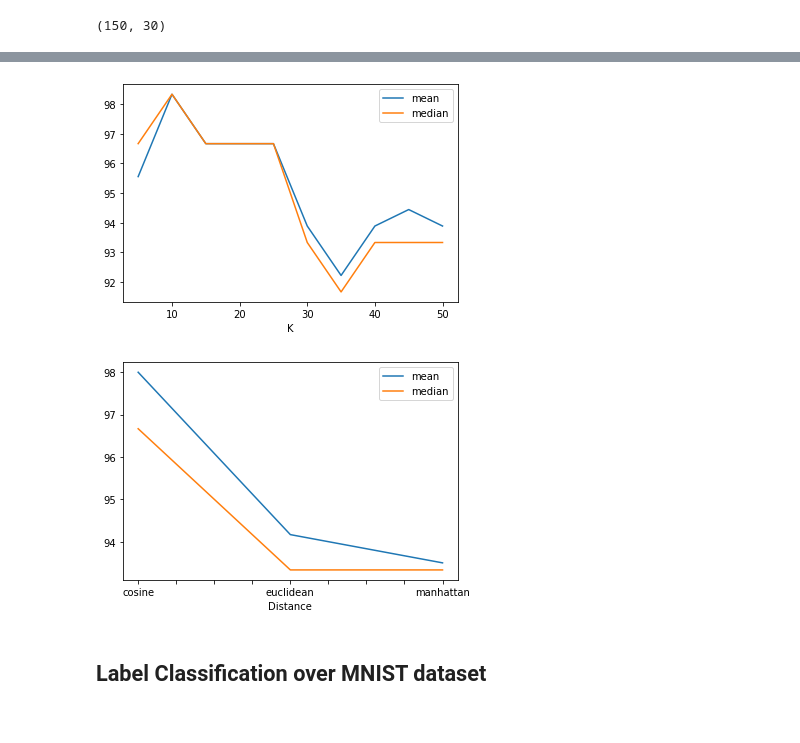
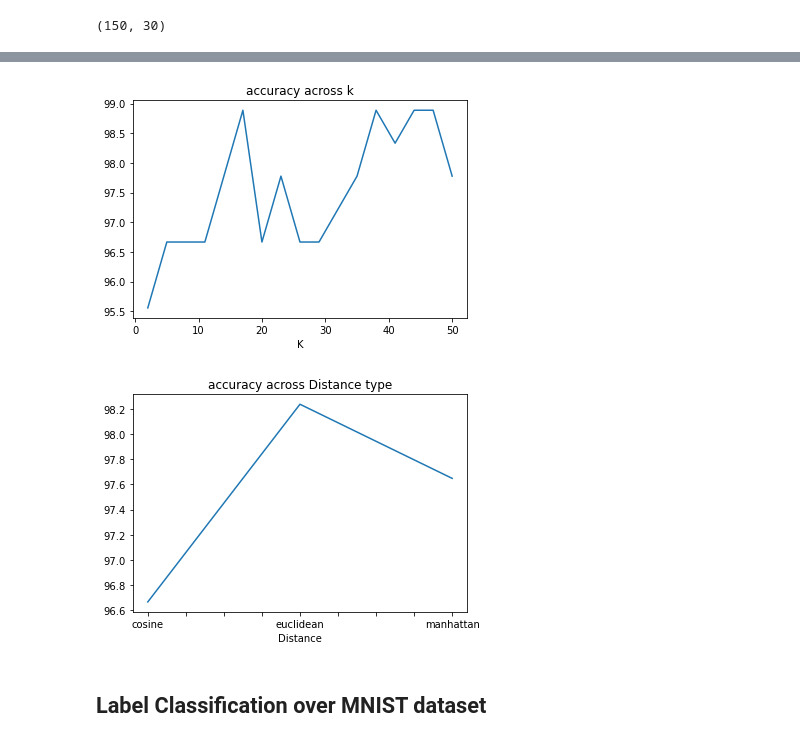
Before and after one commit to DeskDown/DSLabs, a Jupyter notebook: Lab4/Lab4.ipynb, the cells around one changed output, grey strips where cells are left out. Cells and saved outputs as stored; diff of their text form; code cells hidden in the pictures.

```diff
--- a/Lab4/Lab4.ipynb
+++ b/Lab4/Lab4.ipynb
@@ -155,9 +129,16 @@ class KNearestNeighbors:
 # %%
-k,d  = 5, 'euclidean'
-knn = KNearestNeighbors(k, d)
-knn.fit(X_train, Y_train)
-predicted_labels = knn.predict(X_test)
-correctly_predicted = (predicted_labels == Y_test ).sum()
-accuracy = correctly_predicted / K
-print(f'using k = {k} with euclidean distance and uniform weights; accuracy = {accuracy*100}')
+results = []
+for k in (np.arange(2,51,3)):
+    for d in ('euclidean','cosine','manhattan'):
+        for vote_type in ('uniform', 'weighted'):
+            knn = KNearestNeighbors(k, d, vote_type)
+            knn.fit(X_train, Y_train)
+            predicted_labels = knn.predict(X_test)
+            correctly_predicted = (predicted_labels == Y_test ).sum()
+            accuracy = correctly_predicted / K
+            results.append((k,d,vote_type,accuracy*100))
+
+cols = ['K', 'Distance', 'weights','accuracy']
+df = pd.DataFrame(data = results, columns= cols)
+df.sort_values(by = 'accuracy', ascending= False).head(10)
 # %% [output]
@@ -199,10 +156,10 @@ df
 # %%
-df.groupby(df.K)["accuracy"].agg([np.mean, np.median]).plot(title = 'accuracy across k');
+df.groupby(df.K)["accuracy"].mean().plot(title = 'accuracy across k');
 # %% [output]
-[figure, old version]
+[figure, new version]
 # %%
-df.groupby(df.Distance)["accuracy"].agg([np.mean, np.median]).plot(title = 'accuracy across Distance type');
+df.groupby(df.Distance)["accuracy"].mean().plot(title = 'accuracy across Distance type');
 # %% [output]
-[figure, old version]
+[figure, new version]
 # %% [markdown]
 ## Label Classification over MNIST dataset
```
Also changed, not shown: parts of 15 cells of this notebook.
